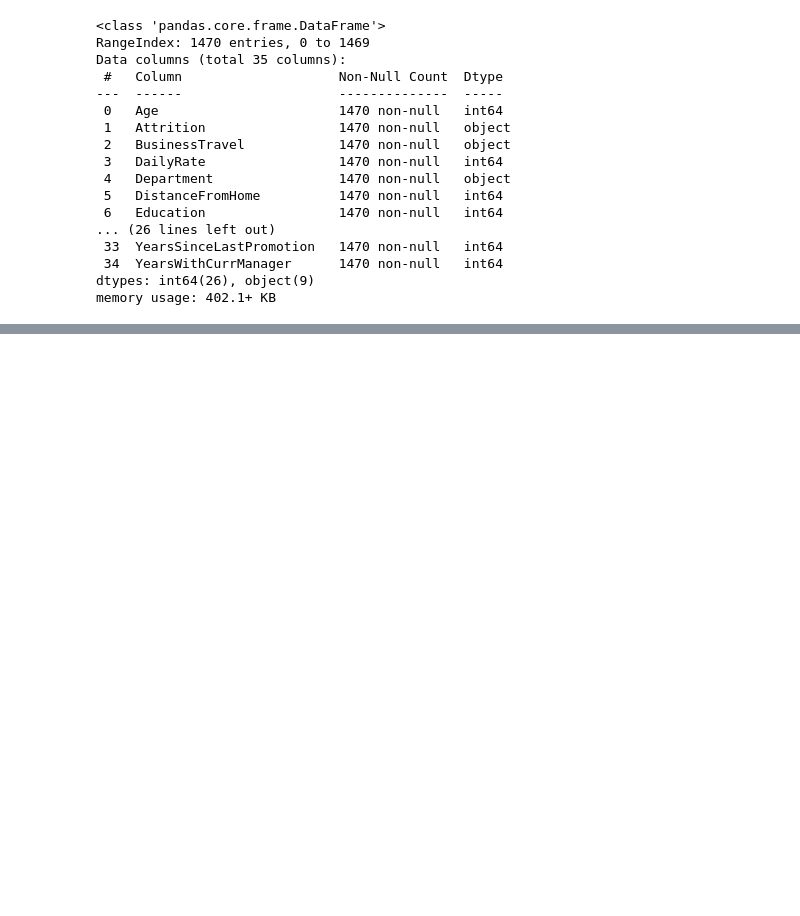
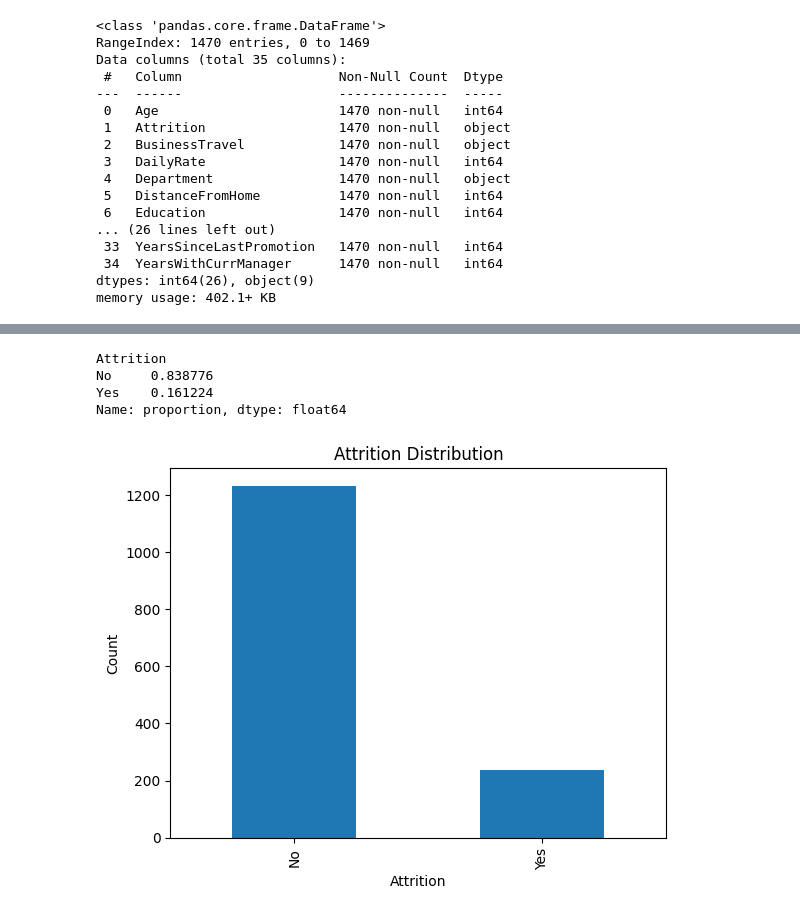
Before and after one commit to shahdelmasry12/Data-Mining-Project, a Jupyter notebook: (Classification)Employee_Attrition_–_HR_Analytics.ipynb, the cells around one changed output, grey strips where cells are left out. Cells and saved outputs as stored; diff of their text form; code cells hidden in the pictures; blank space fills up the shorter version.

```diff
--- a/(Classification)Employee_Attrition_–_HR_Analytics.ipynb
+++ b/(Classification)Employee_Attrition_–_HR_Analytics.ipynb
@@ -69,0 +143,3 @@ memory usage: 402.1+ KB
+# %%
+df.drop(['EmployeeCount','Over18','StandardHours','EmployeeNumber'],axis=1,inplace=True)
+df.shape
@@ -69,0 +192,14 @@ memory usage: 402.1+ KB
+# %%
+# Calculate the percentage for each Attrition value
+print(df.Attrition.value_counts(normalize=True))
+df["Attrition"].value_counts().plot(kind="bar")
+plt.title("Attrition Distribution")
+plt.xlabel("Attrition")
+plt.ylabel("Count")
+plt.show()
+# %% [output]
+Attrition
+No     0.838776
+Yes    0.161224
+Name: proportion, dtype: float64
+[figure, added]
```
Also changed, not shown: parts of 12 cells of this notebook.
